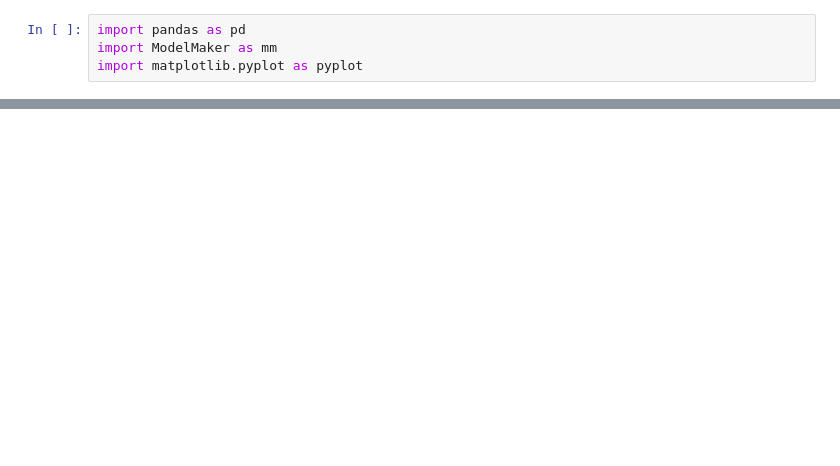
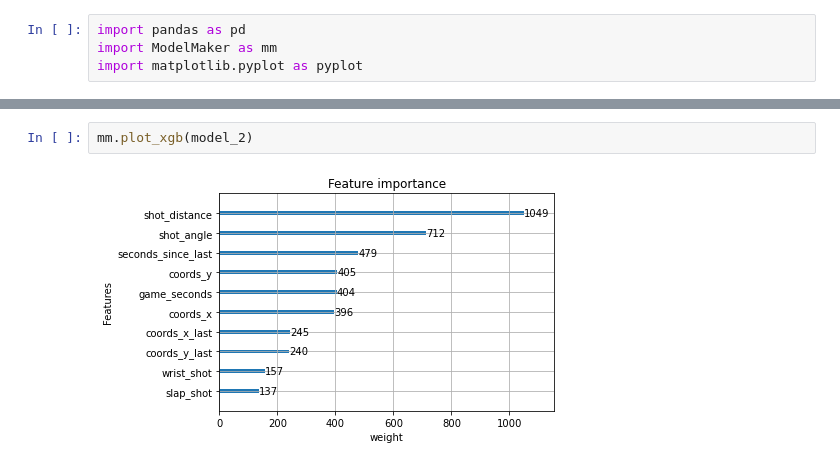
Before and after one commit to wonderbug2020/Shot_quality_stats, a Jupyter notebook: Untitled1.ipynb, the cells around one changed output, grey strips where cells are left out. Cells and saved outputs as stored; diff of their text form; blank space fills up the shorter version.

```diff
--- a/Untitled1.ipynb
+++ b/Untitled1.ipynb
@@ -31,0 +39,4 @@ mm.plot_xgb(model,type='gain')
+# %%
+mm.plot_xgb(model_2)
+# %% [output]
+[figure, added]
```
Also changed, not shown: parts of 6 cells of this notebook, 2 other files.
